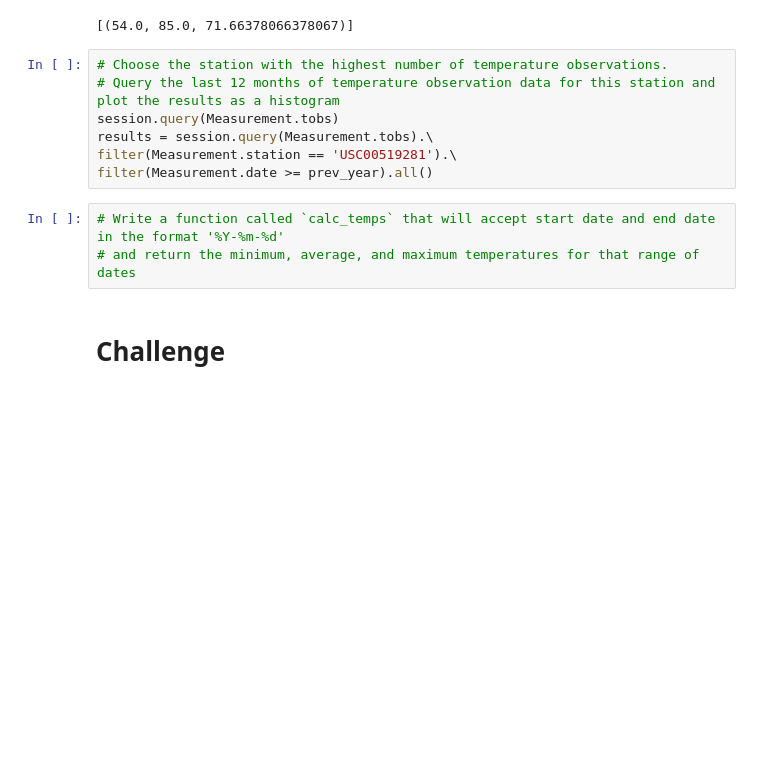
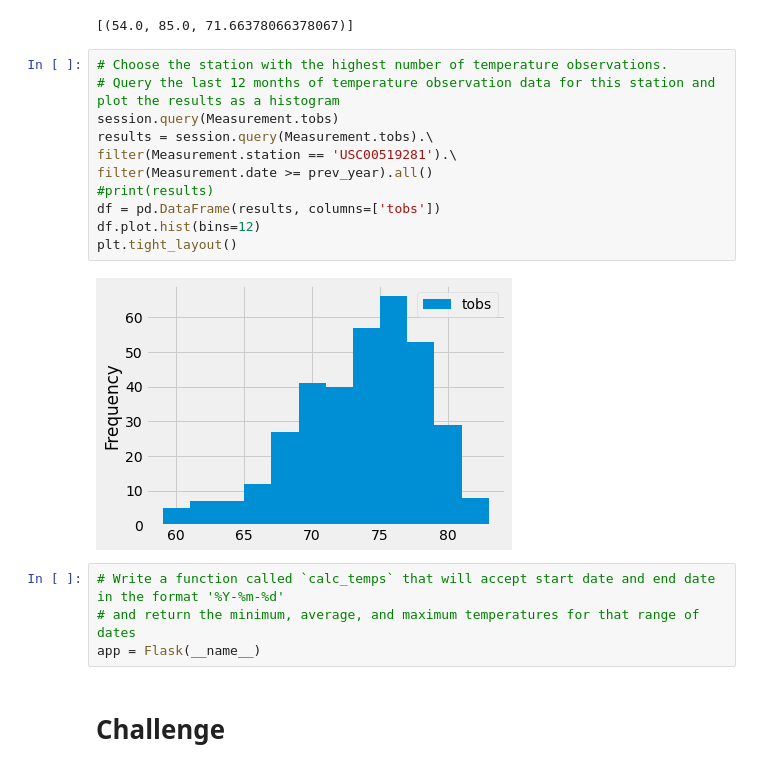
Before and after one commit to jondavid14/surfs_up, a Jupyter notebook: climate_analysis.ipynb, the cells around one changed output. Cells and saved outputs as stored; diff of their text form; blank space fills up the shorter version.

```diff
--- a/climate_analysis.ipynb
+++ b/climate_analysis.ipynb
@@ -131,12 +132,19 @@ filter(Measurement.station == 'USC00519281').all()
 # %%
 # Choose the station with the highest number of temperature observations.
 # Query the last 12 months of temperature observation data for this station and plot the results as a histogram
 session.query(Measurement.tobs)
 results = session.query(Measurement.tobs).\
 filter(Measurement.station == 'USC00519281').\
 filter(Measurement.date >= prev_year).all()
+#print(results)
+df = pd.DataFrame(results, columns=['tobs'])
+df.plot.hist(bins=12)
+plt.tight_layout()
+# %% [output]
+[figure, added]
 # %%
 # Write a function called `calc_temps` that will accept start date and end date in the format '%Y-%m-%d'
 # and return the minimum, average, and maximum temperatures for that range of dates
+app = Flask(__name__)
 # %% [markdown]
 # Challenge
```
Also changed, not shown: parts of 1 cell of this notebook, 2 other files.
